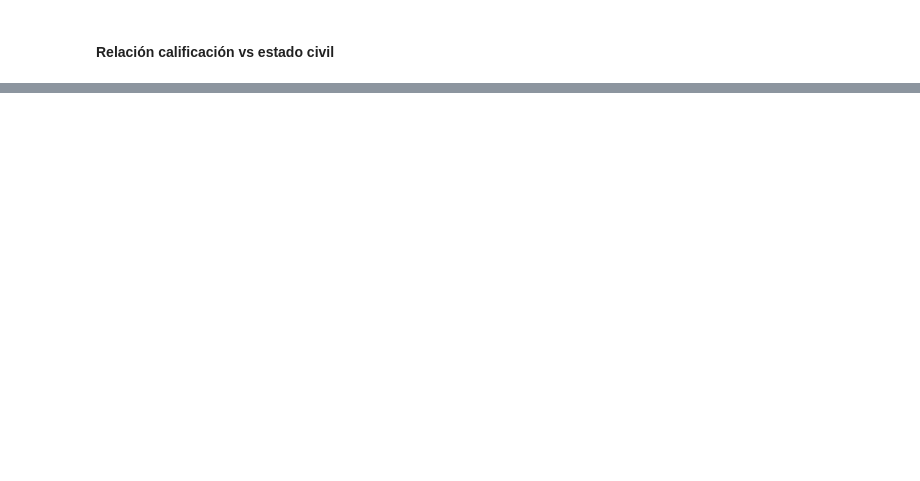
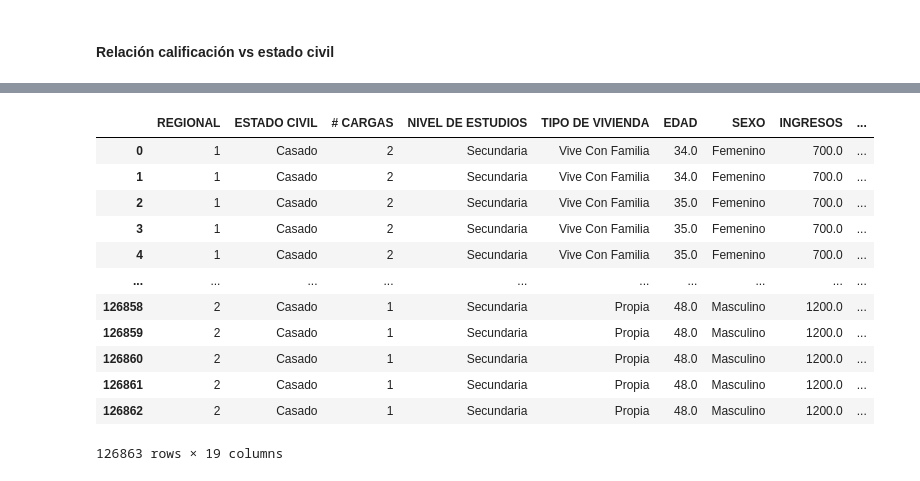
Before and after one commit to AndersCFR/CreditScoring, a Jupyter notebook: CreditScoring.ipynb, the cells around one changed output, grey strips where cells are left out. Saved outputs shown, nothing was run; the diff lists cells and outputs as text; code cells hidden in the pictures; blank space fills up the shorter version.

Commit message:
final predictions

```diff
--- a/CreditScoring.ipynb
+++ b/CreditScoring.ipynb
@@ -1721,0 +1727,4 @@ plt.show()
+# %%
+final_predictions = model.predict(x_values)
+
+final_predictions_classes = final_predictions.argmax(axis=-1)
@@ -1721,0 +1733,34 @@ plt.show()
+# %%
+final_data = data.copy()
+
+temp_calific2 = final_data.pop('CALIFICAC')
+final_data.insert(loc=18, column = 'CALIFICAC', value=temp_calific2)
+final_data['CALIFICAC'] = final_predictions_classes
+
+reverse_encoded_predictions = final_data['CALIFICAC'].copy()
+reverse_encoded_predictions[ reverse_encoded_predictions == 0 ] = 'A1'
+reverse_encoded_predictions[ reverse_encoded_predictions == 1 ] = 'A2'
+reverse_encoded_predictions[ reverse_encoded_predictions == 2 ] = 'A3'
+reverse_encoded_predictions[ reverse_encoded_predictions == 3 ] = 'B1'
+reverse_encoded_predictions[ reverse_encoded_predictions == 4 ] = 'B2'
+reverse_encoded_predictions[ reverse_encoded_predictions == 5 ] = 'C1'
+reverse_encoded_predictions[ reverse_encoded_predictions == 6 ] = 'C2'
+reverse_encoded_predictions[ reverse_encoded_predictions == 7 ] = 'D'
+reverse_encoded_predictions[ reverse_encoded_predictions == 8 ] = 'E'
+
+final_data['CALIFICAC'] = reverse_encoded_predictions
+final_data
+# %% [output]
+|  | REGIONAL | ESTADO CIVIL | # CARGAS | NIVEL DE ESTUDIOS | TIPO DE VIVIENDA | EDAD | SEXO | INGRESOS | ... |
+| 0 | 1 | Casado | 2 | Secundaria | Vive Con Familia | 34.0 | Femenino | 700.0 | ... |
+| 1 | 1 | Casado | 2 | Secundaria | Vive Con Familia | 34.0 | Femenino | 700.0 | ... |
+| 2 | 1 | Casado | 2 | Secundaria | Vive Con Familia | 35.0 | Femenino | 700.0 | ... |
+| 3 | 1 | Casado | 2 | Secundaria | Vive Con Familia | 35.0 | Femenino | 700.0 | ... |
+| 4 | 1 | Casado | 2 | Secundaria | Vive Con Familia | 35.0 | Femenino | 700.0 | ... |
+| ... | ... | ... | ... | ... | ... | ... | ... | ... | ... |
+| 126858 | 2 | Casado | 1 | Secundaria | Propia | 48.0 | Masculino | 1200.0 | ... |
+| 126859 | 2 | Casado | 1 | Secundaria | Propia | 48.0 | Masculino | 1200.0 | ... |
+| 126860 | 2 | Casado | 1 | Secundaria | Propia | 48.0 | Masculino | 1200.0 | ... |
+| 126861 | 2 | Casado | 1 | Secundaria | Propia | 48.0 | Masculino | 1200.0 | ... |
+| 126862 | 2 | Casado | 1 | Secundaria | Propia | 48.0 | Masculino | 1200.0 | ... |
+126863 rows × 19 columns
```
Also changed, not shown: parts of 37 cells of this notebook, 3 other files.
